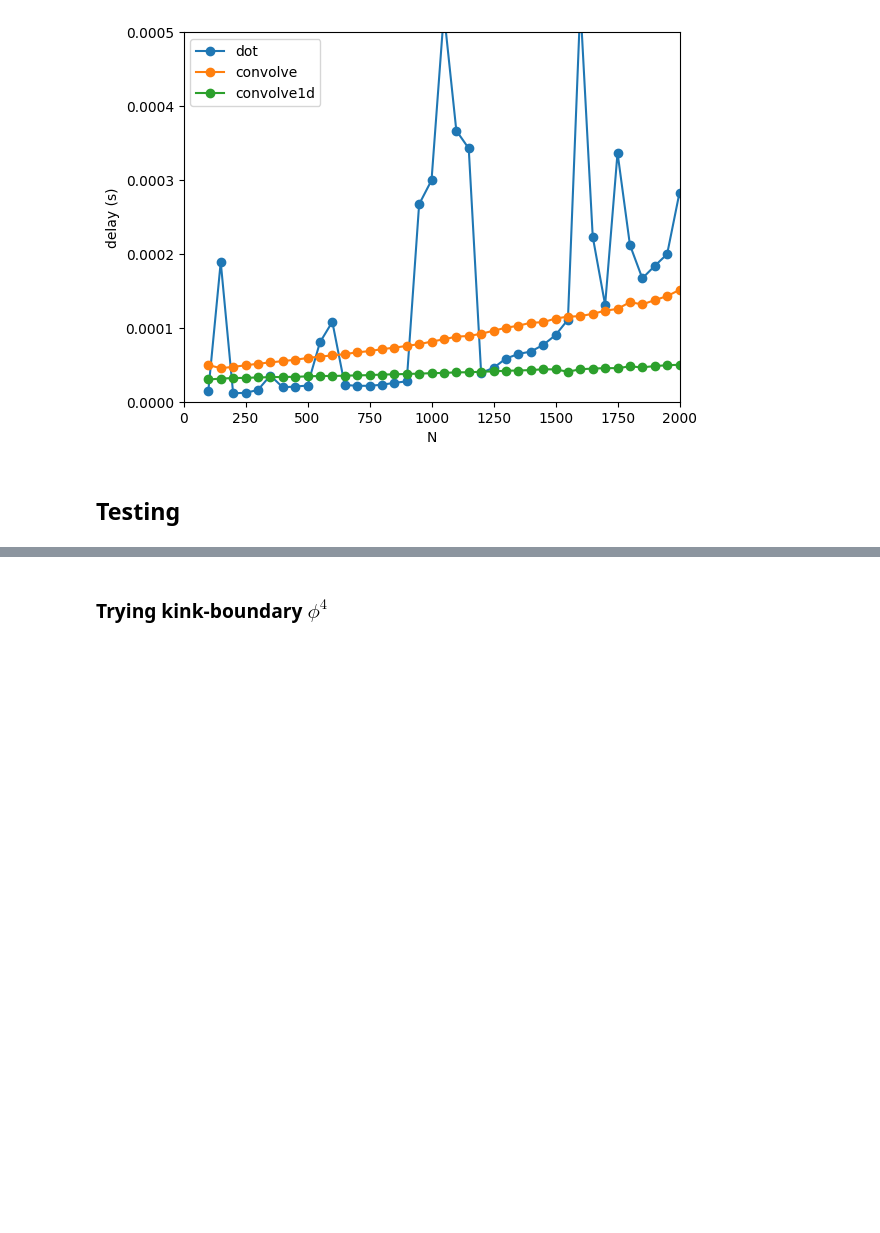
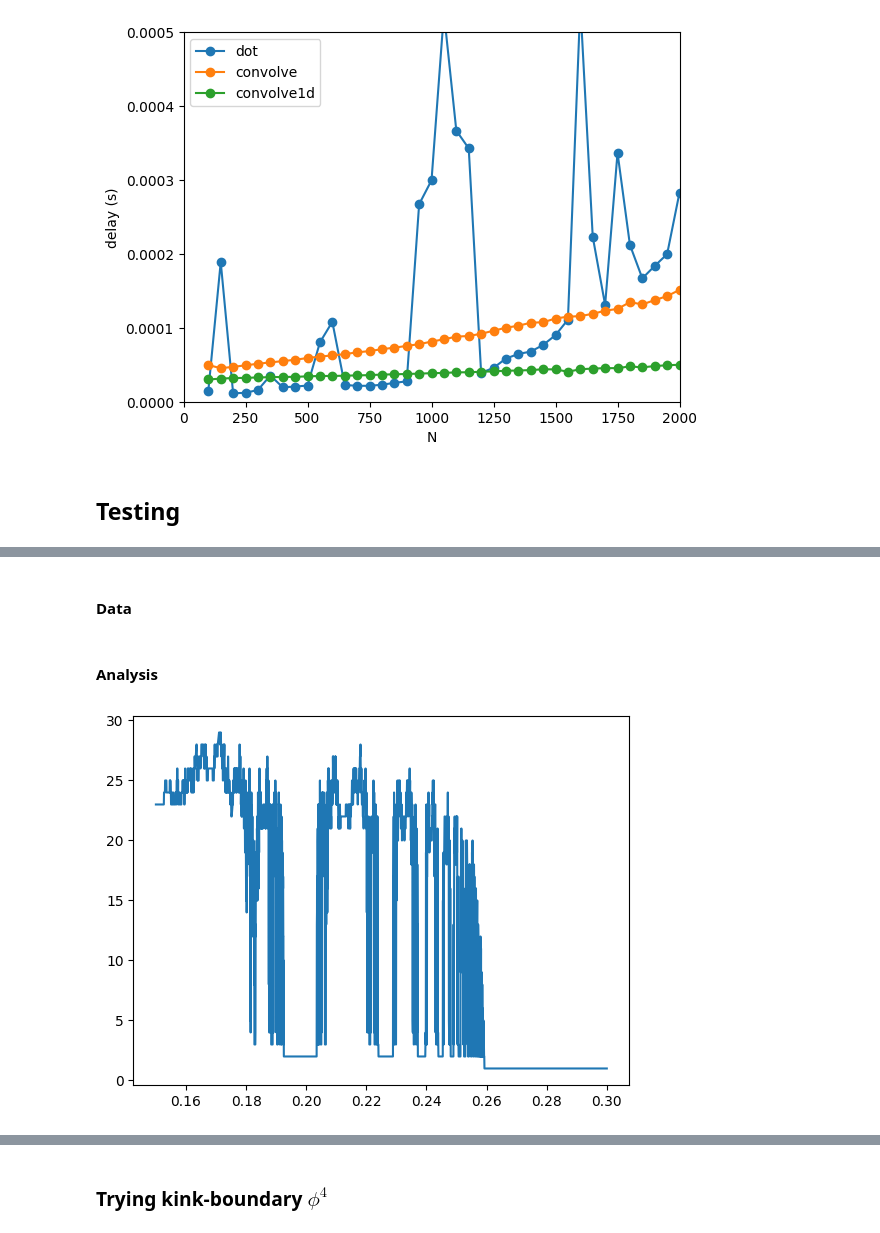
Before and after one commit to JairoSSantos/parallel-kink-scattering, a Jupyter notebook: notebooks/experiments.ipynb, the cells around one changed output, grey strips where cells are left out. Saved outputs shown, nothing was run; the diff lists cells and outputs as text; code cells hidden in the pictures; blank space fills up the shorter version.

```diff
--- a/notebooks/experiments.ipynb
+++ b/notebooks/experiments.ipynb
@@ -159,0 +171,2 @@ plt.show()
+# %% [markdown]
+#### Data
@@ -159,0 +176,43 @@ plt.show()
+# %%
+def get_bounces(y_cm, loc=False):
+    w = 1 - y_cm
+    peaks, _ = find_peaks(w, height=2)
+    n_bounces = len(peaks)
+    cycles = [len(find_peaks(w[p1:p2])[0]) for p1, p2 in zip(peaks[:-1], peaks[1:])] if n_bounces > 1 else []
+    return [n_bounces, cycles] + ([peaks] if loc else [])
+
+def velocity(trail, dt: float=1):
+    leap = np.squeeze(np.argwhere(np.diff(trail) != 0))[-len(trail)//2:][::-1]
+    # curve = interp.BSpline(*interp.splrep(leap*dt, trail[leap])) #.derivative(1)
+    return np.mean(np.diff(trail[leap])/(np.diff(leap)*dt)) #float(curve(leap[-2]*dt, 1))
+
+def clump_invalid(a):
+    return [a[s] for s in np.ma.clump_unmasked(np.ma.masked_invalid(a))]
+
+def task(v):
+    filename = save_dir/f'{v}.csv'
+    y_cm, trail = np.loadtxt(filename, delimiter=',')
+    n_bounces, cycles, peaks = get_bounces(y_cm, loc=True)
+
+    if len(peaks) > 1:
+        T12 = (peaks[1]-peaks[0])*dt
+    else: T12 = np.nan
+
+    try: v_out = velocity(clump_invalid(trail)[-1], dt)
+    except: v_out = 0
+    return v_out, n_bounces, cycles[0] if len(cycles) else 0, T12
+
+with Pool(processes=20) as pool:
+    data = pool.map(task, V_in)
+# %%
+V_out, n_bounces, cycles, T12 = np.transpose(data)
+# %% [markdown]
+#### Analysis
+# %%
+# n_bounces = np.stack([n_b for n_b, _, _ in bounces])
+# two_mini_bounces = np.stack([mini_bounces[0] if len(mini_bounces) > 0 else 0 for _, mini_bounces, _ in bounces])
+plt.plot(V_in, n_bounces)
+# plt.plot(vs, two_mini_bounces)
+plt.show()
+# %% [output]
+[figure, added]
```
Also changed, not shown: parts of 30 cells of this notebook, 2 other files.
